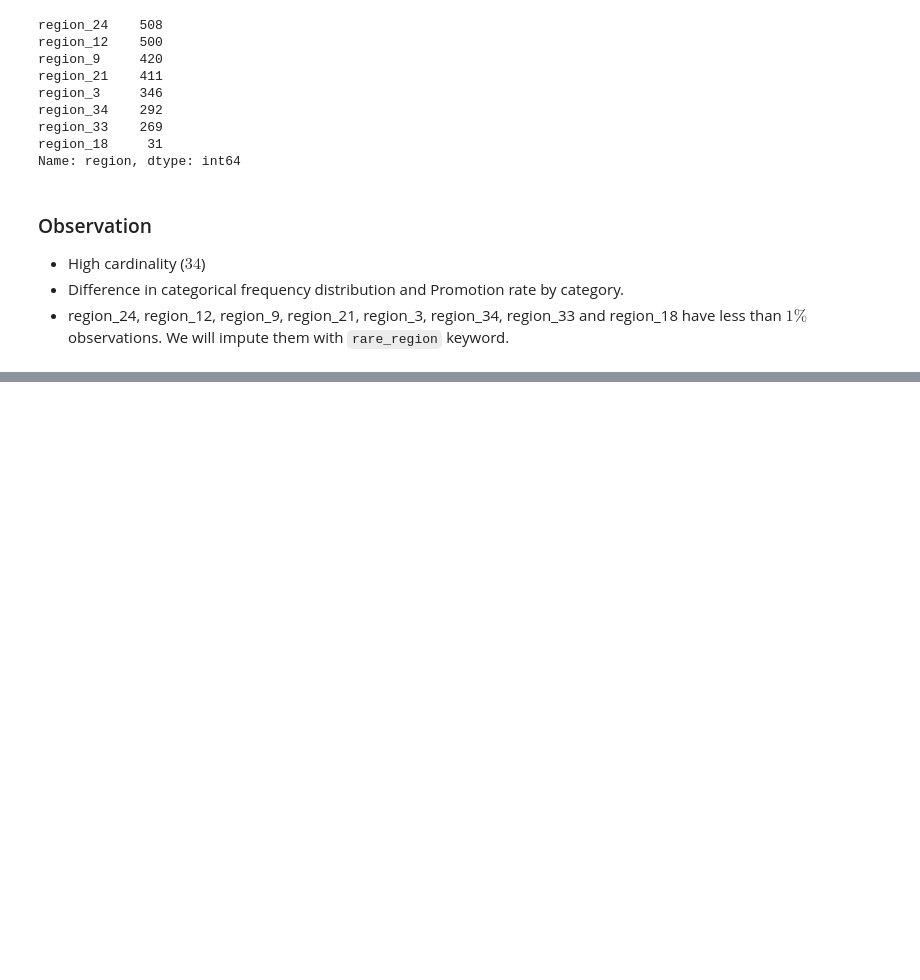
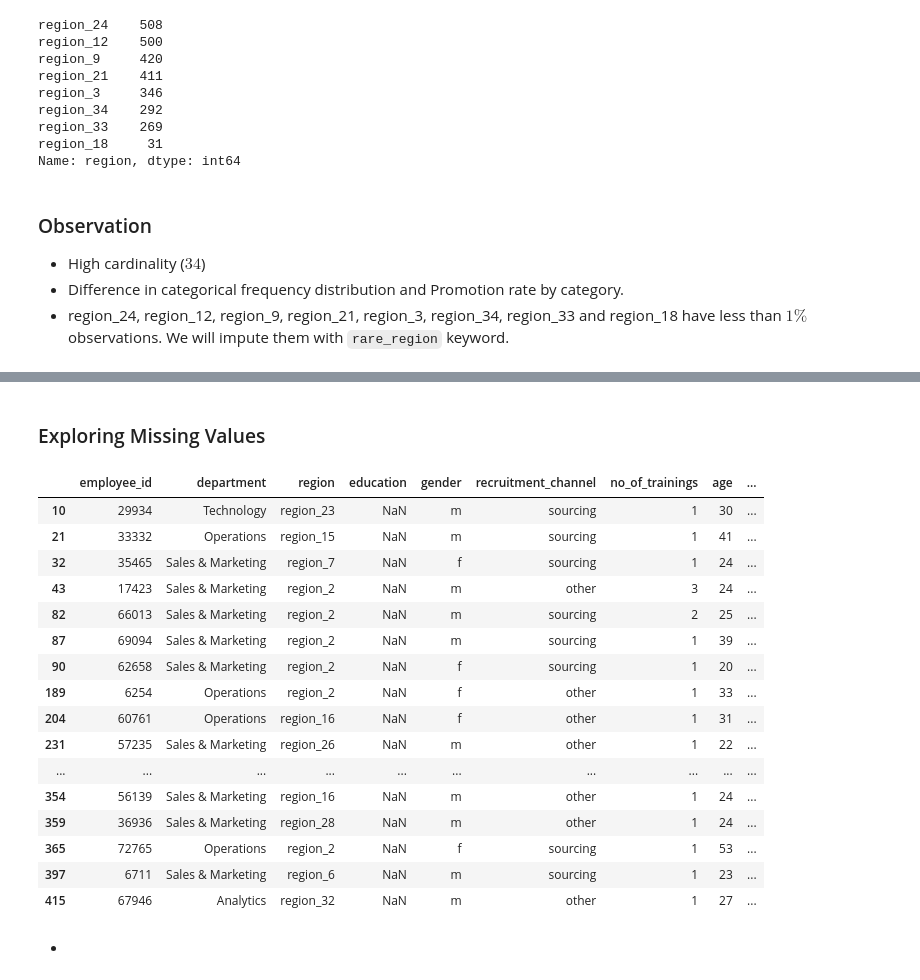
Before and after one commit to gunnerVivek/Employee-Promotion, a Jupyter notebook: 1-Analysis.ipynb, the cells around one changed output, grey strips where cells are left out. Drawn from its saved outputs; the diff is of its cells as text; code cells hidden in the pictures; blank space fills up the shorter version.

```diff
--- a/1-Analysis.ipynb
+++ b/1-Analysis.ipynb
@@ -399,0 +421,24 @@ Name: region, dtype: int64
+# %% [markdown]
+### Exploring Missing Values
+# %%
+train_data[train_data.education.isna()].head(n=20)
+# %% [output]
+|  | employee_id | department | region | education | gender | recruitment_channel | no_of_trainings | age | ... |
+| 10 | 29934 | Technology | region_23 | NaN | m | sourcing | 1 | 30 | ... |
+| 21 | 33332 | Operations | region_15 | NaN | m | sourcing | 1 | 41 | ... |
+| 32 | 35465 | Sales & Marketing | region_7 | NaN | f | sourcing | 1 | 24 | ... |
+| 43 | 17423 | Sales & Marketing | region_2 | NaN | m | other | 3 | 24 | ... |
+| 82 | 66013 | Sales & Marketing | region_2 | NaN | m | sourcing | 2 | 25 | ... |
+| 87 | 69094 | Sales & Marketing | region_2 | NaN | m | sourcing | 1 | 39 | ... |
+| 90 | 62658 | Sales & Marketing | region_2 | NaN | f | sourcing | 1 | 20 | ... |
+| 189 | 6254 | Operations | region_2 | NaN | f | other | 1 | 33 | ... |
+| 204 | 60761 | Operations | region_16 | NaN | f | other | 1 | 31 | ... |
+| 231 | 57235 | Sales & Marketing | region_26 | NaN | m | other | 1 | 22 | ... |
+| ... | ... | ... | ... | ... | ... | ... | ... | ... | ... |
+| 354 | 56139 | Sales & Marketing | region_16 | NaN | m | other | 1 | 24 | ... |
+| 359 | 36936 | Sales & Marketing | region_28 | NaN | m | other | 1 | 24 | ... |
+| 365 | 72765 | Operations | region_2 | NaN | f | sourcing | 1 | 53 | ... |
+| 397 | 6711 | Sales & Marketing | region_6 | NaN | m | sourcing | 1 | 23 | ... |
+| 415 | 67946 | Analytics | region_32 | NaN | m | other | 1 | 27 | ... |
+# %% [markdown]
+-
```
Also changed, not shown: parts of 4 cells of this notebook.
